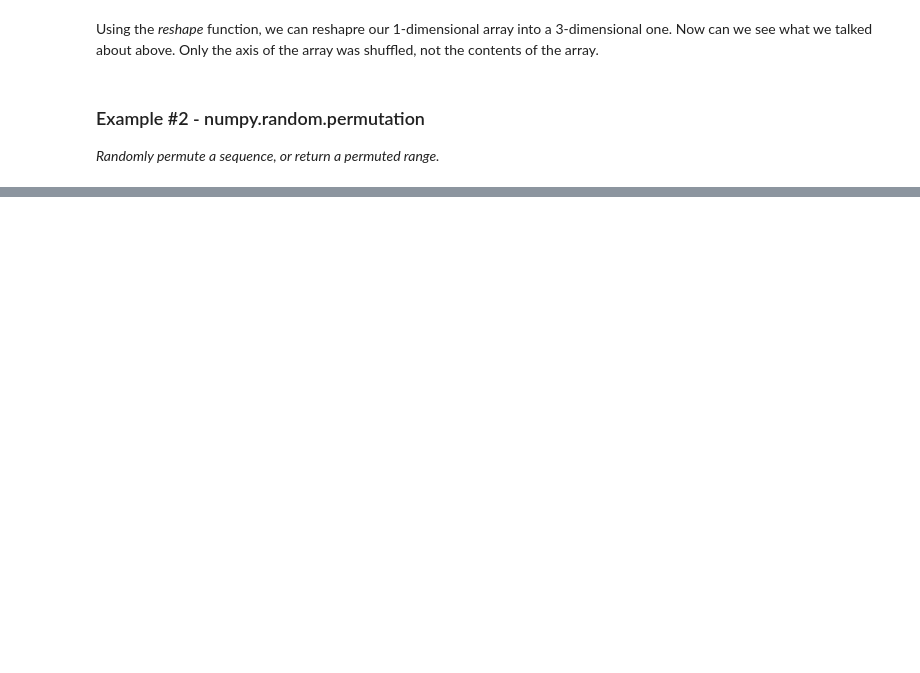
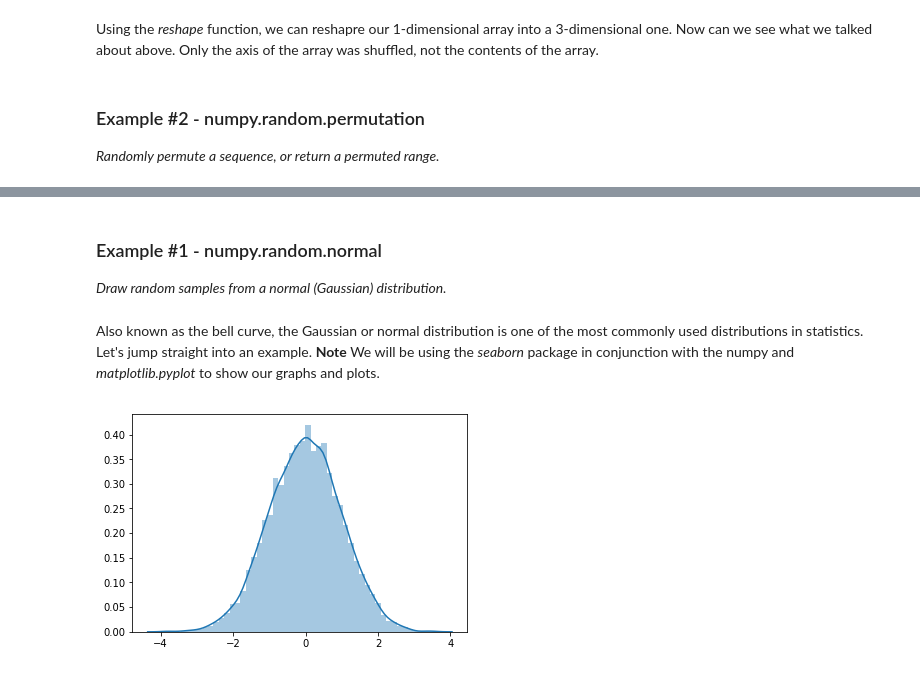
Before and after one commit to EddieEldridge/EmergingTechnologies, a Jupyter notebook: numpy-random.ipynb, the cells around one changed output, grey strips where cells are left out. Drawn from its saved outputs; the diff is of its cells as text; code cells hidden in the pictures; blank space fills up the shorter version.

Commit message:
Finished normal and triangluar distribution examples

```diff
--- a/numpy-random.ipynb
+++ b/numpy-random.ipynb
@@ -127,0 +134,15 @@ The function <i>np.random.permutation</i> works in a similar way to our above ex
+# %% [markdown]
+<h3>Example #1 - numpy.random.normal</h3>
+
+<i> Draw random samples from a normal (Gaussian) distribution.</i>
+# %% [markdown]
+Also known as the bell curve, the Gaussian or normal distribution is one of the most commonly used distributions in statistics. Let's jump straight into an example. <b>Note</b> We will be using the <i>seaborn</i> package in conjunction with the numpy and <i>matplotlib.pyplot</i> to show our graphs and plots.
+# %%
+import numpy as np
+import matplotlib.pyplot as plt
+import seaborn as sea
+
+x = np.random.normal(size=10000)
+sea.distplot(x);
+# %% [output]
+[figure, added]
```
Also changed, not shown: parts of 13 cells of this notebook.
